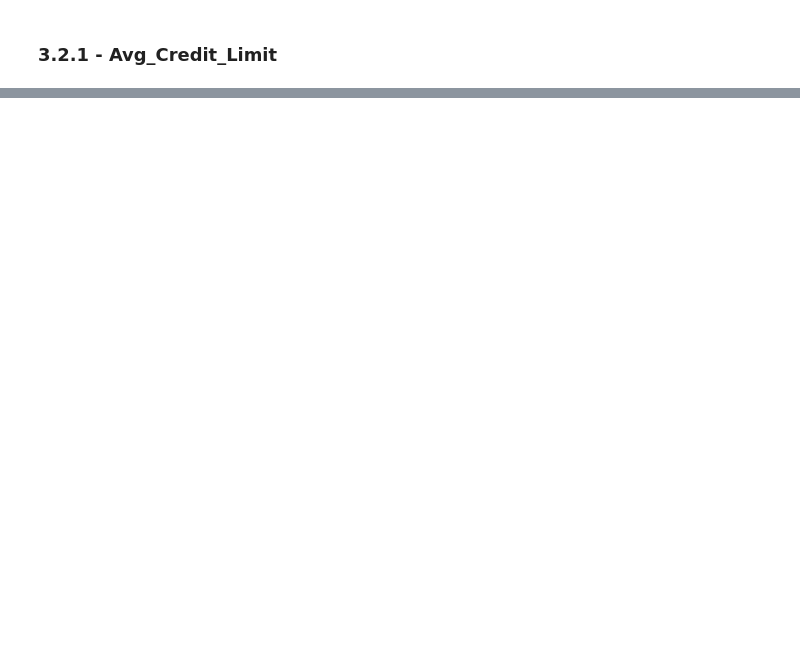
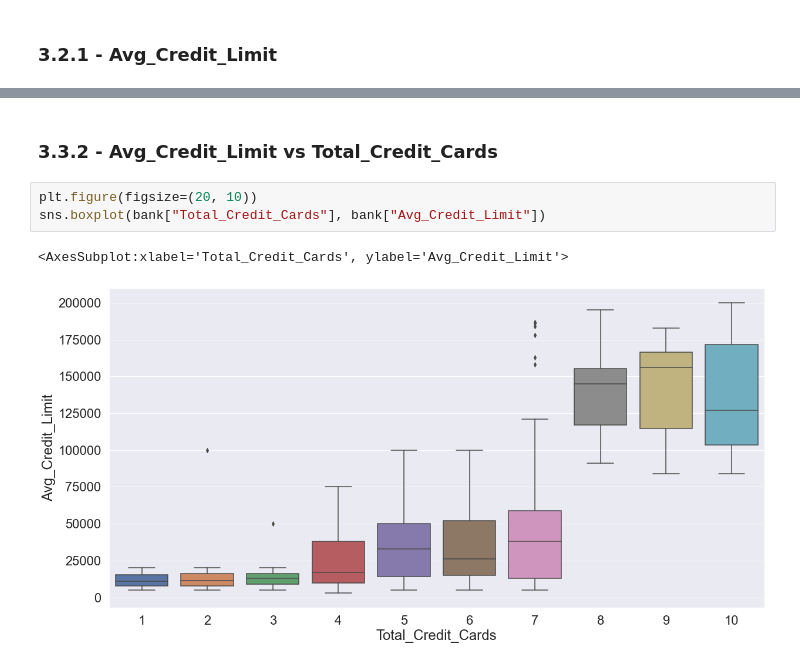
Before and after one commit to sarahthomas990/ut_projects, a Jupyter notebook: Project 7 - AllLife Bank - Sarah A Thomas.ipynb, the cells around one changed output, grey strips where cells are left out. Drawn from its saved outputs; the diff is of its cells as text; blank space fills up the shorter version.

```diff
--- a/Project 7 - AllLife Bank - Sarah A Thomas.ipynb
+++ b/Project 7 - AllLife Bank - Sarah A Thomas.ipynb
@@ -288,0 +317,8 @@ __Observation:__ Distribution is right-skewed.
+# %% [markdown]
+### 3.3.2 - Avg_Credit_Limit vs Total_Credit_Cards
+# %%
+plt.figure(figsize=(20, 10))
+sns.boxplot(bank["Total_Credit_Cards"], bank["Avg_Credit_Limit"])
+# %% [output]
+<AxesSubplot:xlabel='Total_Credit_Cards', ylabel='Avg_Credit_Limit'>
+[figure, added]
```
Also changed, not shown: parts of 42 cells of this notebook.
